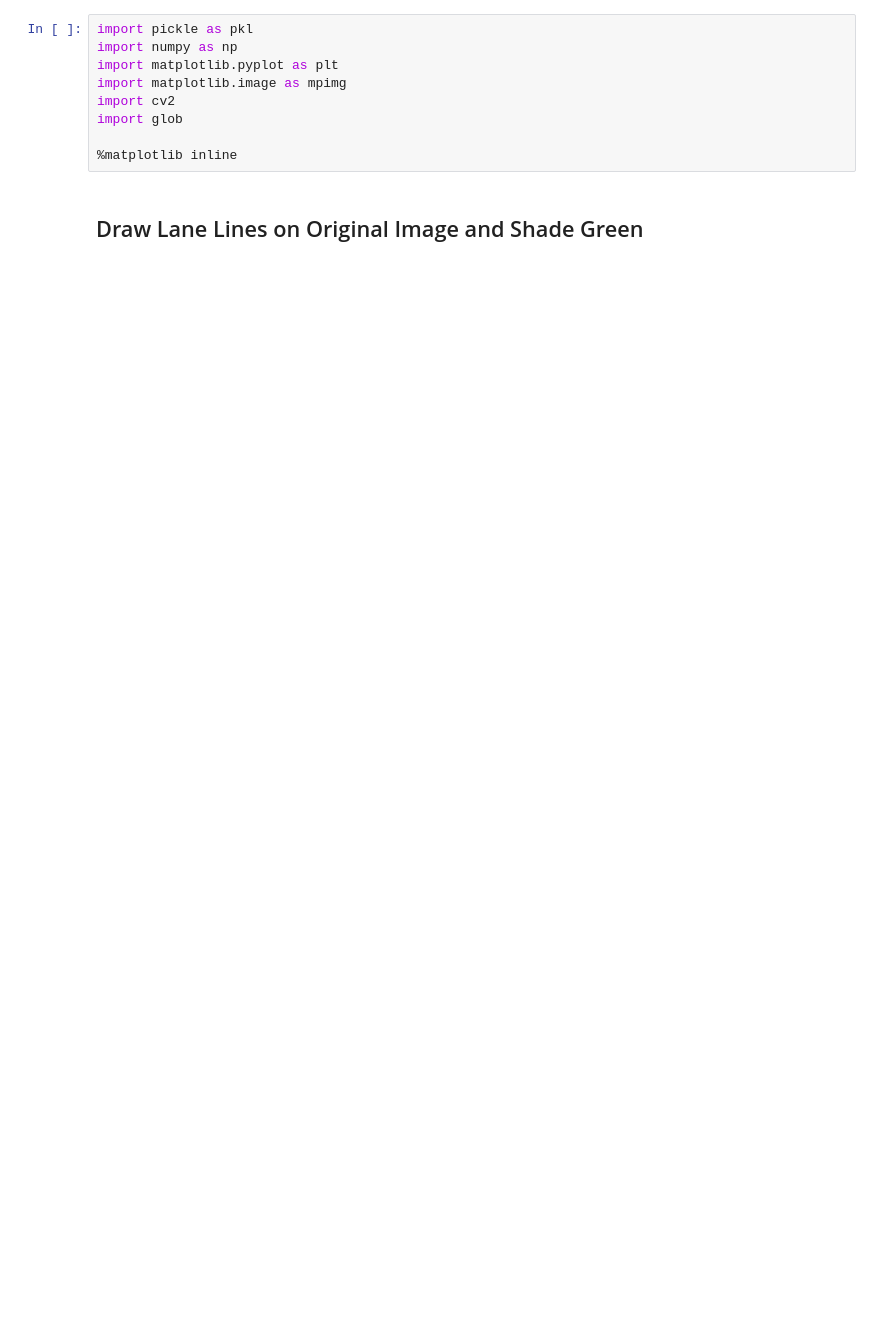
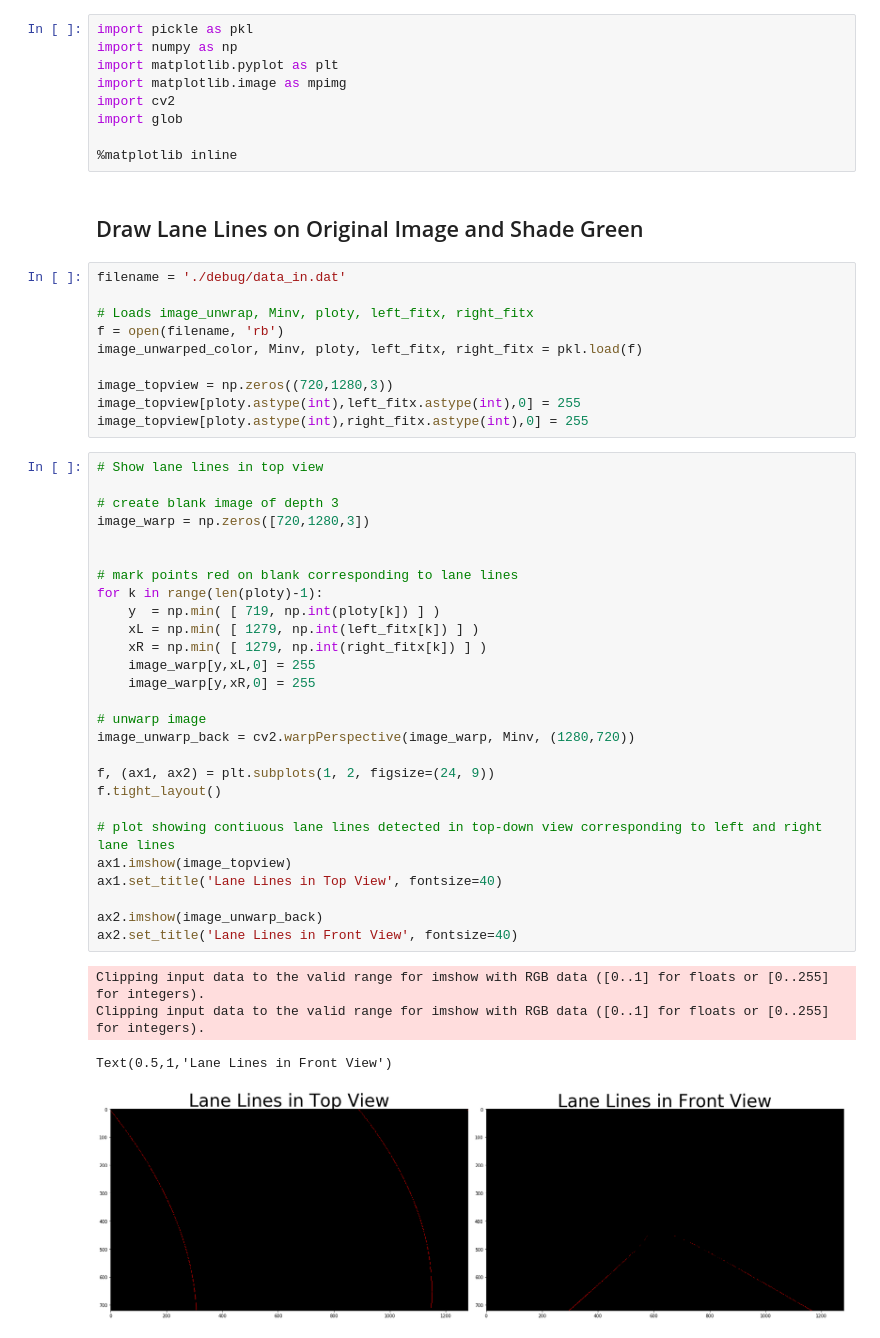
Before and after one commit to suvoganguli/SDCND-Projects, a Jupyter notebook: CarND-Advanced-Lane-Lines-P2/debug2.ipynb, the cells around one changed output. Drawn from its saved outputs; the diff is of its cells as text; blank space fills up the shorter version.

```diff
--- a/CarND-Advanced-Lane-Lines-P2/debug2.ipynb
+++ b/CarND-Advanced-Lane-Lines-P2/debug2.ipynb
@@ -9,4 +9,46 @@ import glob
 %matplotlib inline
 # %% [markdown]
 ## Draw Lane Lines on Original Image and Shade Green
+# %%
+filename = './debug/data_in.dat'
+
+# Loads image_unwrap, Minv, ploty, left_fitx, right_fitx
+f = open(filename, 'rb')
+image_unwarped_color, Minv, ploty, left_fitx, right_fitx = pkl.load(f)
+
+image_topview = np.zeros((720,1280,3))
+image_topview[ploty.astype(int),left_fitx.astype(int),0] = 255
+image_topview[ploty.astype(int),right_fitx.astype(int),0] = 255
+# %%
+# Show lane lines in top view
+
+# create blank image of depth 3
+image_warp = np.zeros([720,1280,3])
+
+
+# mark points red on blank corresponding to lane lines
+for k in range(len(ploty)-1):
+    y  = np.min( [ 719, np.int(ploty[k]) ] )
+    xL = np.min( [ 1279, np.int(left_fitx[k]) ] )
+    xR = np.min( [ 1279, np.int(right_fitx[k]) ] )
+    image_warp[y,xL,0] = 255
+    image_warp[y,xR,0] = 255
+
+# unwarp image
+image_unwarp_back = cv2.warpPerspective(image_warp, Minv, (1280,720))
+
+f, (ax1, ax2) = plt.subplots(1, 2, figsize=(24, 9))
+f.tight_layout()
+
+# plot showing contiuous lane lines detected in top-down view corresponding to left and right lane lines
+ax1.imshow(image_topview)
+ax1.set_title('Lane Lines in Top View', fontsize=40)
+
+ax2.imshow(image_unwarp_back)
+ax2.set_title('Lane Lines in Front View', fontsize=40)
+# %% [output]
+Clipping input data to the valid range for imshow with RGB data ([0..1] for floats or [0..255] for integers).
+Clipping input data to the valid range for imshow with RGB data ([0..1] for floats or [0..255] for integers).
+Text(0.5,1,'Lane Lines in Front View')
+[figure, added]
 # %%
```
Also changed, not shown: parts of 3 cells of this notebook.
